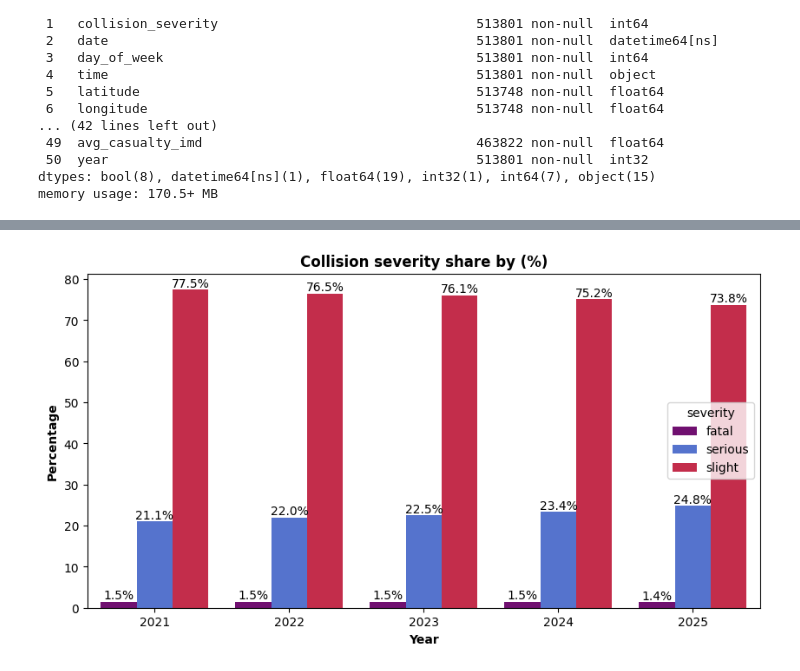
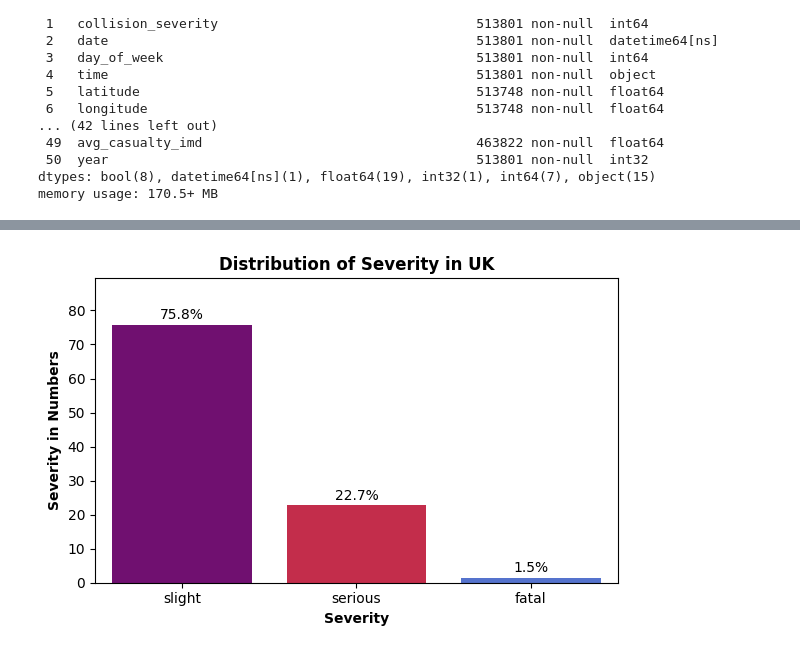
Before and after one commit to pratapsingh23/uk-road-accident-severity-prediction, a Jupyter notebook: eda.ipynb, the cells around one changed output, grey strips where cells are left out. Drawn from its saved outputs; the diff is of its cells as text; code cells hidden in the pictures.

```diff
--- a/eda.ipynb
+++ b/eda.ipynb
@@ -55,42 +35,44 @@ Index(['collision_index', 'collision_severity', 'date', 'day_of_week', 'time',
 # %%
+# Distribution of Fatal, Serious and Slight accidents:
 
-# Severity per years
+order = ['fatal', 'slight', 'serious']
 
-pct = (
-    df.groupby('year')['collision_severity_label']
-    .value_counts(normalize=True)
-    .mul(100)
-    .round(2)
-    .rename('percent')
+dist = (
+    df['collision_severity_label']
+    .value_counts()
+    .reindex(order)
+    .rename('count')
     .reset_index()
+    .rename(columns={'index': 'severity', 'collision_severity_label': 'severity'})
 )
+dist['percent'] = ((dist['count'] / dist['count'].sum()) * 100).round(2)
+dist = dist.sort_values('count', ascending=False)
 
 # plot
-fig, ax = plt.subplots(figsize=(10,5))
-colors={
-    'fatal': 'purple',
-    'serious': 'royalblue',
-    'slight': 'crimson'
+fig, ax = plt.subplots(figsize=(6,4))
+colors = {
+    'fatal': 'royalblue',
+    'slight': 'purple',
+    'serious': 'crimson'
 }
 sns.barplot(
-    data=pct,
-    x='year',
+    data=dist,
+    x='severity',
     y='percent',
-    hue='collision_severity_label',
-    hue_order=['fatal', 'serious', 'slight'],
+    hue='severity',
     palette=colors,
     ax=ax
 )
 
+for c in ax.containers:
+  ax.bar_label(c, fmt=f"%1.1f%%", padding=2)
 
-bars = [0, 1, 2]
-for bar in bars:
-  ax.bar_label(ax.containers[bar], fmt='%1.1f%%')
 
-ax.set_title("Collision severity share by (%)", fontweight='bold')
-ax.set_xlabel("Year", fontweight='semibold'),
-ax.set_ylabel("Percentage", fontweight='semibold')
-plt.legend(title='severity')
+ax.set_ylim(0, dist['percent'].max() * 1.18)
+ax.set_title("Distribution of Severity in UK", fontweight='bold')
+ax.set_xlabel("Severity", fontweight='semibold')
+ax.set_ylabel("Severity in Numbers", fontweight='semibold')
+plt.tight_layout()
 plt.show()
 # %% [output]
-[figure, old version]
+[figure, new version]
```
Also changed, not shown: parts of 11 cells of this notebook.
